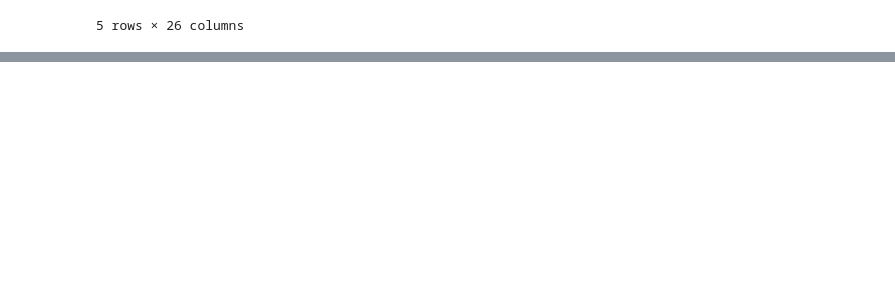
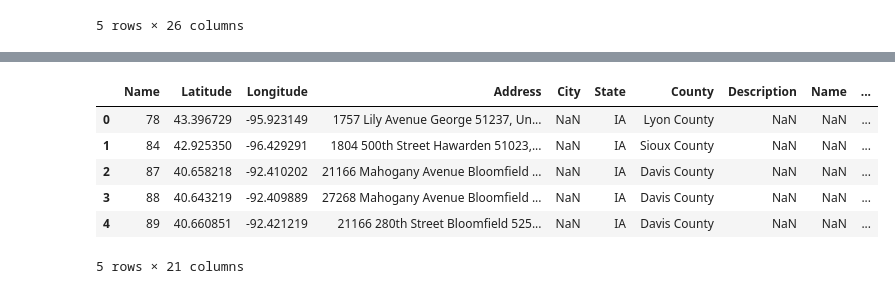
Before and after one commit to uchicago-dsi/rafi-poultry, a Jupyter notebook: notebooks/cafo_analysis.ipynb, the cells around one changed output, grey strips where cells are left out. Cells and saved outputs as stored; diff of their text form; code cells hidden in the pictures; blank space fills up the shorter version.

```diff
--- a/notebooks/cafo_analysis.ipynb
+++ b/notebooks/cafo_analysis.ipynb
@@ -376,7 +376,7 @@ def cafo_match(counterglow, iowa_state):
         fuzzyname_location.append(None)
         name_match.append(None)
         location_match.append(None)
-        no_match.append(False)
+        no_match.append(True)
 
         for j, crow in counterglow.iterrows():
             # check name match
@@ -401,10 +401,8 @@ def cafo_match(counterglow, iowa_state):
                     fuzzyname_location[i] = j
                 else:
                     location_match[i] = j
-            else:
-                if nmatch == 0:
-                    no_match[i] = True
-                else:
+            else: # dist > thresh
+                if nmatch == 1 or nmatch == 2:
                     name_match[i] = j
 
     dictionary = {
@@ -419,9 +417,13 @@ def cafo_match(counterglow, iowa_state):
     }
 
     match_df = pd.DataFrame(dictionary)
+    for i, drow in match_df.iterrows():
+        if drow[["Name/Location", "Fuzzy Name/Location", "Name Match", "Location Match"]].notnull().any():
+            match_df.loc[i, "No Match"] = False
+
     return match_df
 # %%
-cafo_match(counterglow, iowa_ar)
+ark = cafo_match(counterglow, iowa_ar)
 
 #Common to both: 7
 #Only in Iowa dataset: 10
@@ -479,0 +474,22 @@ Name: 15149, dtype: object
+# %%
+# adding points unique to Counterglow — need to drop from Counterglow df by index
+non_null_values = []
+
+for col in ["Name/Location", "Fuzzy Name/Location", "Name Match", "Location Match"]:
+    non_null_values.extend(ark[col].dropna().tolist())
+
+cg_unique = counterglow.copy()
+cg_unique.rename(columns={"Lat": "Latitude", "Lat.1": "Longitude", "Business/company name": "Name"}, inplace=True)
+
+for i in non_null_values:
+    cg_unique.drop(i, inplace=True)
+# %%
+cg_unique.head()
+# %% [output]
+|  | Name | Latitude | Longitude | Address | City | State | County | Description | Name | ... |
+| 0 | 78 | 43.396729 | -95.923149 | 1757 Lily Avenue George 51237, Un... | NaN | IA | Lyon County | NaN | NaN | ... |
+| 1 | 84 | 42.925350 | -96.429291 | 1804 500th Street Hawarden 51023,... | NaN | IA | Sioux County | NaN | NaN | ... |
+| 2 | 87 | 40.658218 | -92.410202 | 21166 Mahogany Avenue Bloomfield ... | NaN | IA | Davis County | NaN | NaN | ... |
+| 3 | 88 | 40.643219 | -92.409889 | 27268 Mahogany Avenue Bloomfield ... | NaN | IA | Davis County | NaN | NaN | ... |
+| 4 | 89 | 40.660851 | -92.421219 | 21166 280th Street Bloomfield 525... | NaN | IA | Davis County | NaN | NaN | ... |
+5 rows × 21 columns
```
Also changed, not shown: parts of 24 cells of this notebook.
